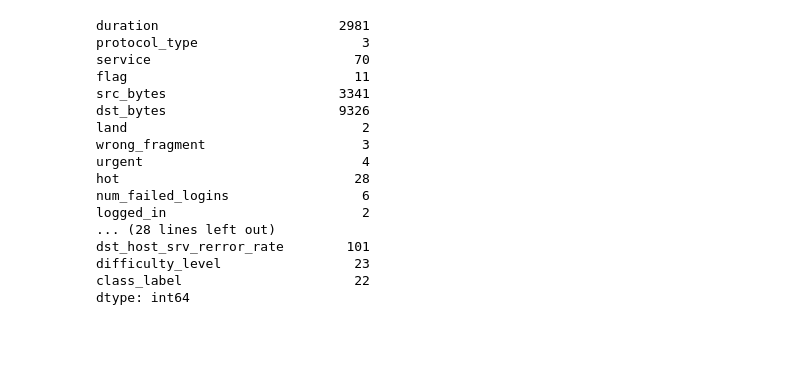
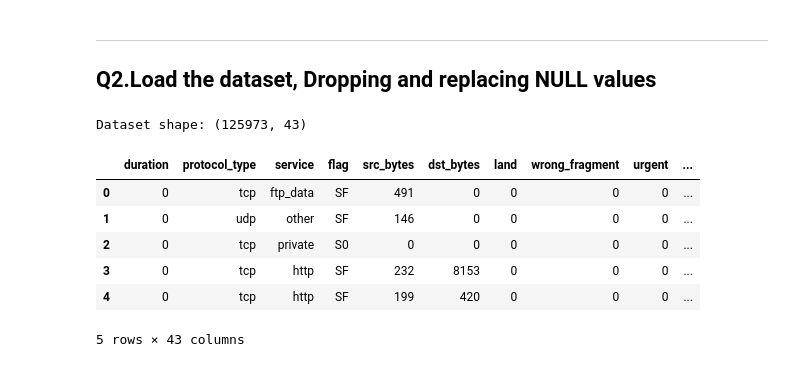
Before and after one commit to yughpatel/ML-Based-Network-Intrusion-Detection-System, a Jupyter notebook: notebooks/analysis.ipynb, the cells around one changed output. Drawn from its saved outputs; the diff is of its cells as text; code cells hidden in the pictures; blank space fills up the shorter version.

Commit message:
Final updates for analysis and requirements

```diff
--- a/notebooks/analysis.ipynb
+++ b/notebooks/analysis.ipynb
@@ -7,46 +16,43 @@ import os
+# %% [markdown]
+---
+## Q2.Load the dataset, Dropping and replacing NULL values
 # %%
-# Load the Training Dataset - (Header not present)
-df = pd.read_csv("c:\\Users\\yugpa\\Desktop\\NIDS_Project\\data/raw/KDDTrain+.txt", header=None)
-#df.head()
-#df.shape
-#df.columns
-column_names = [
-    "duration","protocol_type","service","flag","src_bytes","dst_bytes",
-    "land","wrong_fragment","urgent","hot","num_failed_logins","logged_in",
-    "num_compromised","root_shell","su_attempted","num_root",
-    "num_file_creations","num_shells","num_access_files","num_outbound_cmds",
-    "is_host_login","is_guest_login","count","srv_count","serror_rate",
-    "srv_serror_rate","rerror_rate","srv_rerror_rate","same_srv_rate",
-    "diff_srv_rate","srv_diff_host_rate","dst_host_count","dst_host_srv_count",
-    "dst_host_same_srv_rate","dst_host_diff_srv_rate",
-    "dst_host_same_src_port_rate","dst_host_srv_diff_host_rate",
-    "dst_host_serror_rate","dst_host_srv_serror_rate",
-    "dst_host_rerror_rate","dst_host_srv_rerror_rate",
+# Importing Libraries
+import pandas as pd
+import numpy as np
+import matplotlib.pyplot as plt
+from sklearn.model_selection import train_test_split
+from sklearn.preprocessing import LabelEncoder, MinMaxScaler
+from sklearn.neighbors import KNeighborsClassifier
+from sklearn.metrics import accuracy_score, precision_score, recall_score, f1_score
+
+# Load the NSL-KDD training dataset
+df = pd.read_csv(r"c:\Users\yugpa\Desktop\NIDS_Project\data\raw\KDDTrain+.txt", header=None)
+
+# Assign all dataset column names
+df.columns = [
+    "duration", "protocol_type", "service", "flag", "src_bytes", "dst_bytes",
+    "land", "wrong_fragment", "urgent", "hot", "num_failed_logins", "logged_in",
+    "num_compromised", "root_shell", "su_attempted", "num_root",
+    "num_file_creations", "num_shells", "num_access_files", "num_outbound_cmds",
+    "is_host_login", "is_guest_login", "count", "srv_count", "serror_rate",
+    "srv_serror_rate", "rerror_rate", "srv_rerror_rate", "same_srv_rate",
+    "diff_srv_rate", "srv_diff_host_rate", "dst_host_count", "dst_host_srv_count",
+    "dst_host_same_srv_rate", "dst_host_diff_srv_rate",
+    "dst_host_same_src_port_rate", "dst_host_srv_diff_host_rate",
+    "dst_host_serror_rate", "dst_host_srv_serror_rate",
+    "dst_host_rerror_rate", "dst_host_srv_rerror_rate",
     "difficulty_level", "class_label"
 ]
-# Assigning column names (feature names) for readability and analysis
-df.columns = column_names
 
-# Checking for missing values in each column to check data completeness
-df.isnull().sum()
-
-#counting unique values in each column to understand feature variability
-df.nunique()
+print("Dataset shape:", df.shape)
+df.head()
 # %% [output]
-duration                       2981
-protocol_type                     3
-service                          70
-flag                             11
-src_bytes                      3341
-dst_bytes                      9326
-land                              2
-wrong_fragment                    3
-urgent                            4
-hot                              28
-num_failed_logins                 6
-logged_in                         2
-... (28 lines left out)
-dst_host_srv_rerror_rate        101
-difficulty_level                 23
-class_label                      22
-dtype: int64
+Dataset shape: (125973, 43)
+|  | duration | protocol_type | service | flag | src_bytes | dst_bytes | land | wrong_fragment | urgent | ... |
+| 0 | 0 | tcp | ftp_data | SF | 491 | 0 | 0 | 0 | 0 | ... |
+| 1 | 0 | udp | other | SF | 146 | 0 | 0 | 0 | 0 | ... |
+| 2 | 0 | tcp | private | S0 | 0 | 0 | 0 | 0 | 0 | ... |
+| 3 | 0 | tcp | http | SF | 232 | 8153 | 0 | 0 | 0 | ... |
+| 4 | 0 | tcp | http | SF | 199 | 420 | 0 | 0 | 0 | ... |
+5 rows × 43 columns
```
Also changed, not shown: parts of 12 cells of this notebook, 1 other file.
